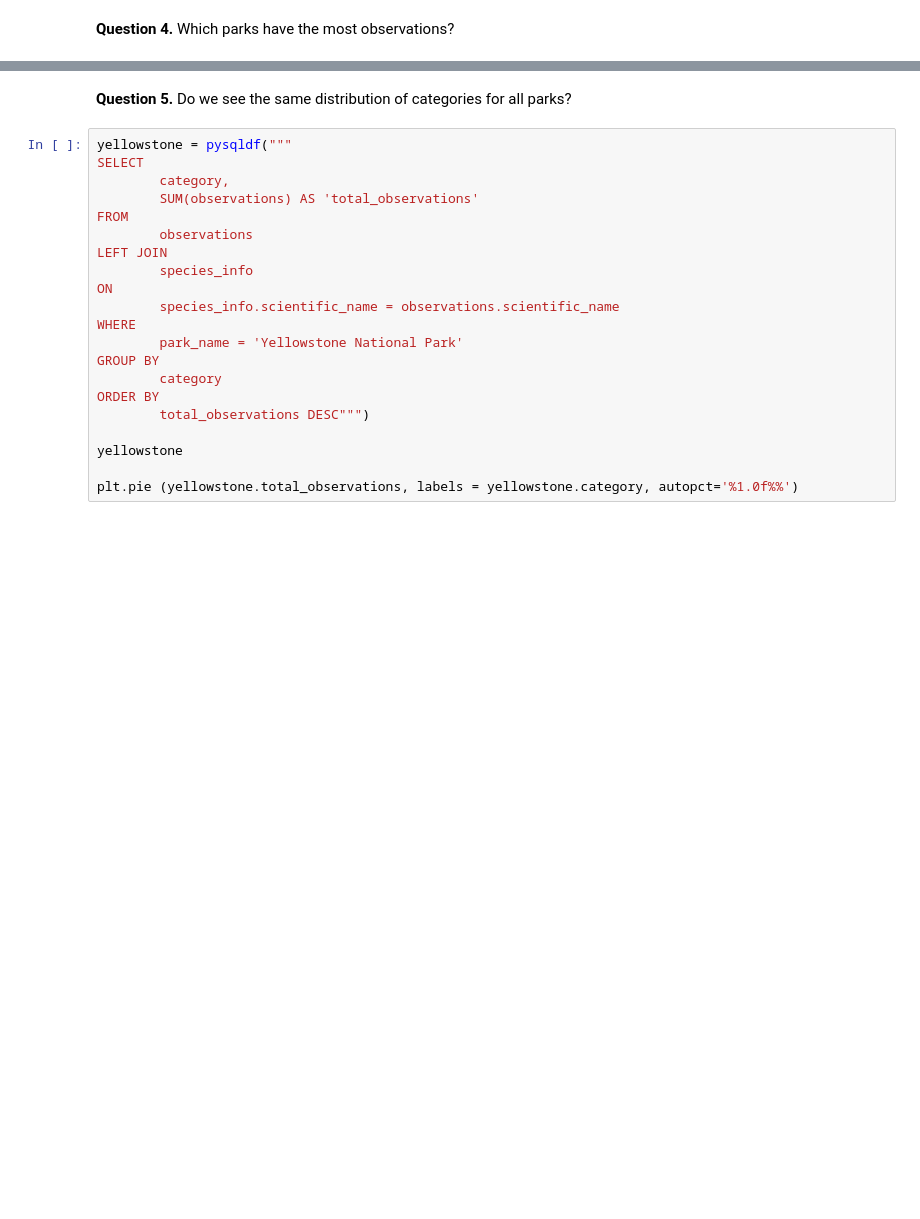
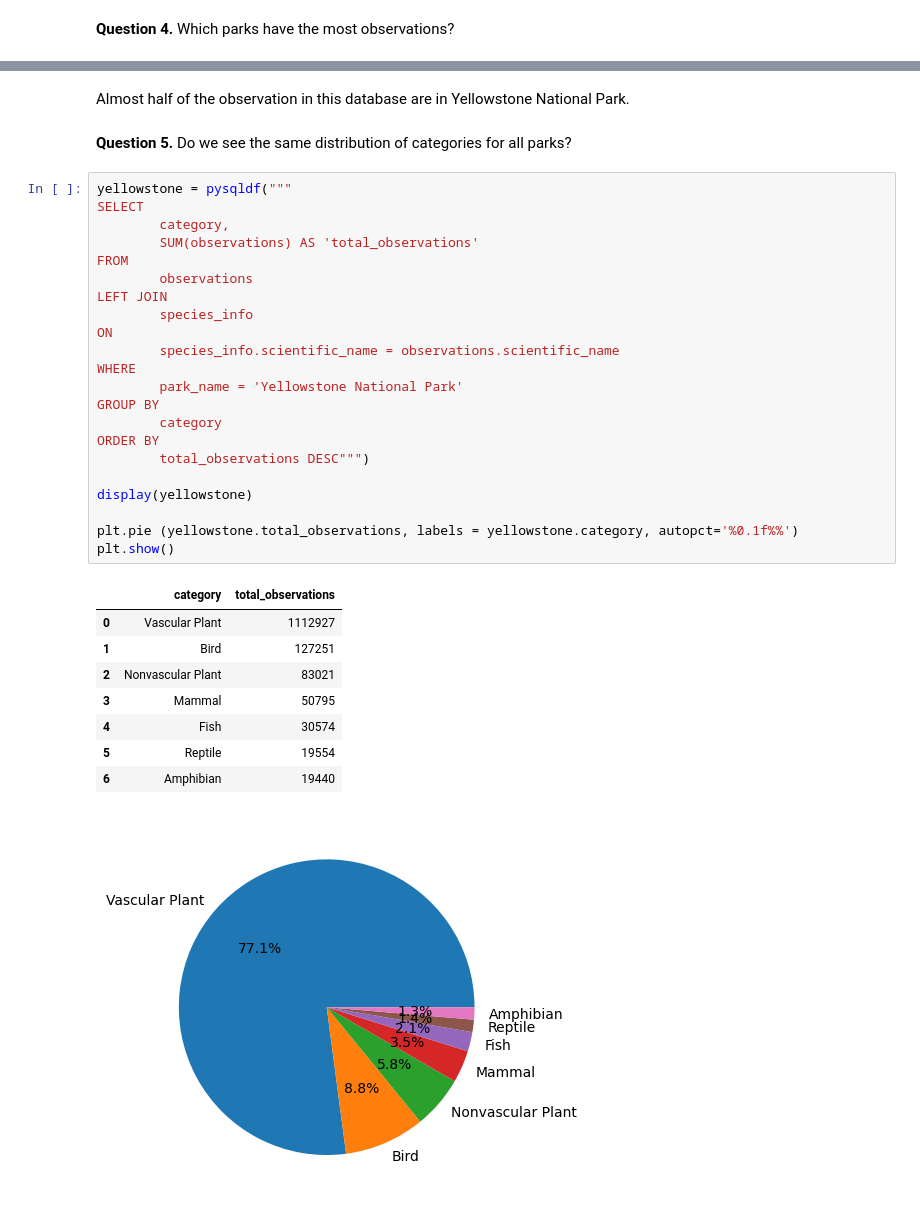
Before and after one commit to joaohumbg1/biodiversity, a Jupyter notebook: biodiversity.ipynb, the cells around one changed output, grey strips where cells are left out. Saved outputs shown, nothing was run; the diff lists cells and outputs as text; blank space fills up the shorter version.

```diff
--- a/biodiversity.ipynb
+++ b/biodiversity.ipynb
@@ -594,27 +571,40 @@ plt.pie (park_observations.total_observations, labels = park_observations.park_n
 [figure]
+# %% [markdown]
+Almost half of the observation in this database are in Yellowstone National Park.
 # %% [markdown]
 **Question 5.** Do we see the same distribution of categories for all parks?
 # %%
 yellowstone = pysqldf("""
 SELECT
         category,
         SUM(observations) AS 'total_observations'
 FROM
         observations
 LEFT JOIN
         species_info
 ON
         species_info.scientific_name = observations.scientific_name
 WHERE
         park_name = 'Yellowstone National Park'
 GROUP BY
         category
 ORDER BY
         total_observations DESC""")
 
-yellowstone
+display(yellowstone)
 
-plt.pie (yellowstone.total_observations, labels = yellowstone.category, autopct='%1.0f%%')
+plt.pie (yellowstone.total_observations, labels = yellowstone.category, autopct='%0.1f%%')
+plt.show()
+# %% [output]
+|  | category | total_observations |
+| 0 | Vascular Plant | 1112927 |
+| 1 | Bird | 127251 |
+| 2 | Nonvascular Plant | 83021 |
+| 3 | Mammal | 50795 |
+| 4 | Fish | 30574 |
+| 5 | Reptile | 19554 |
+| 6 | Amphibian | 19440 |
+[figure, added]
 # %%
 yosemite = pysqldf("""
 SELECT
```
Also changed, not shown: parts of 16 cells of this notebook.
